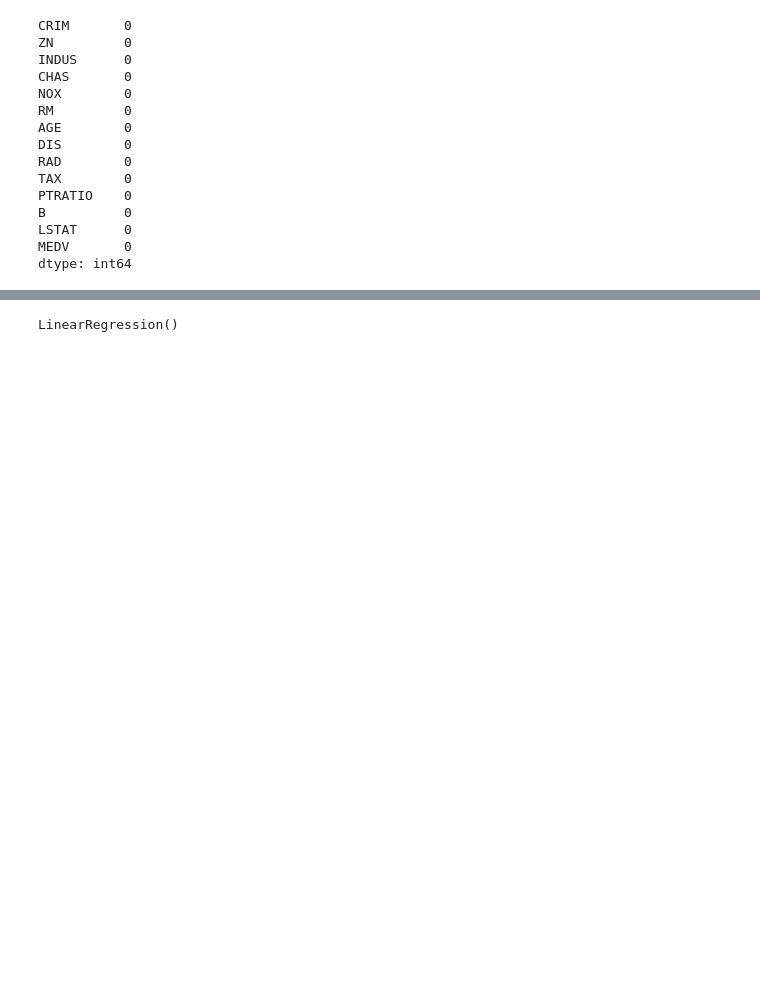
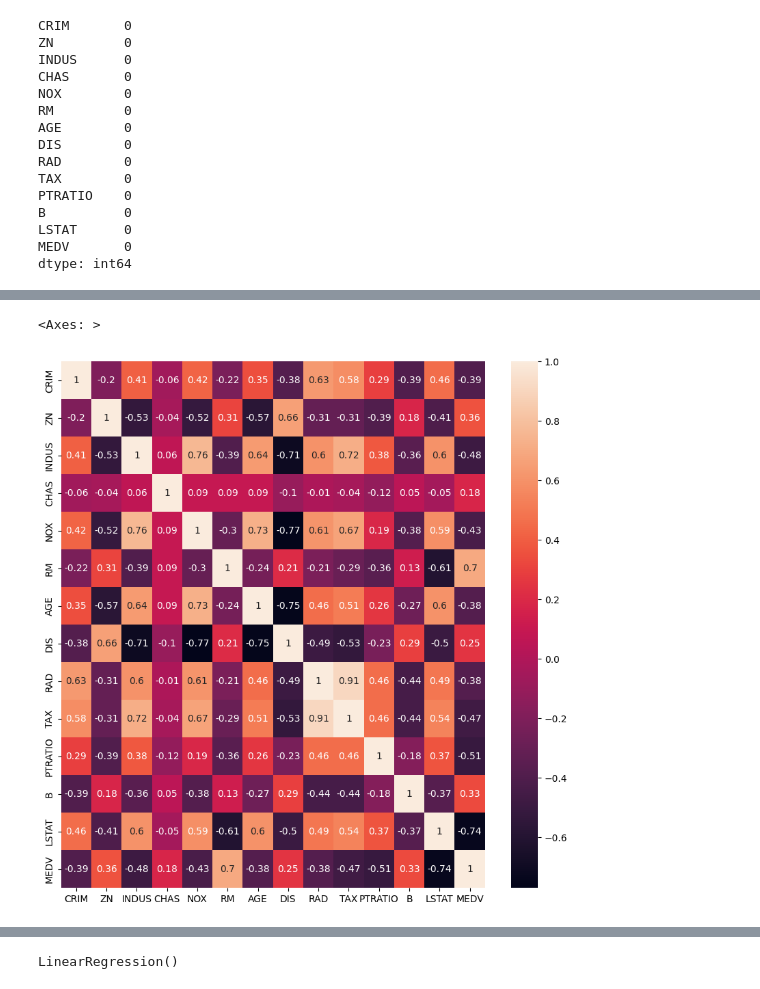
Before and after one commit to Diksha-Bora/Machine_Learning, a Jupyter notebook: Linear_Regression_Boston_Housing4.ipynb, the cells around one changed output, grey strips where cells are left out. Saved outputs shown, nothing was run; the diff lists cells and outputs as text; code cells hidden in the pictures; blank space fills up the shorter version.

```diff
--- a/Linear_Regression_Boston_Housing4.ipynb
+++ b/Linear_Regression_Boston_Housing4.ipynb
@@ -59,0 +69,7 @@ plt.show()
+# %%
+plt.figure(figsize=[10,10])
+corr_mtrx=data.corr().round(2)
+sns.heatmap(data=corr_mtrx,annot = True)
+# %% [output]
+<Axes: >
+[figure, added]
```
Also changed, not shown: parts of 20 cells of this notebook.
